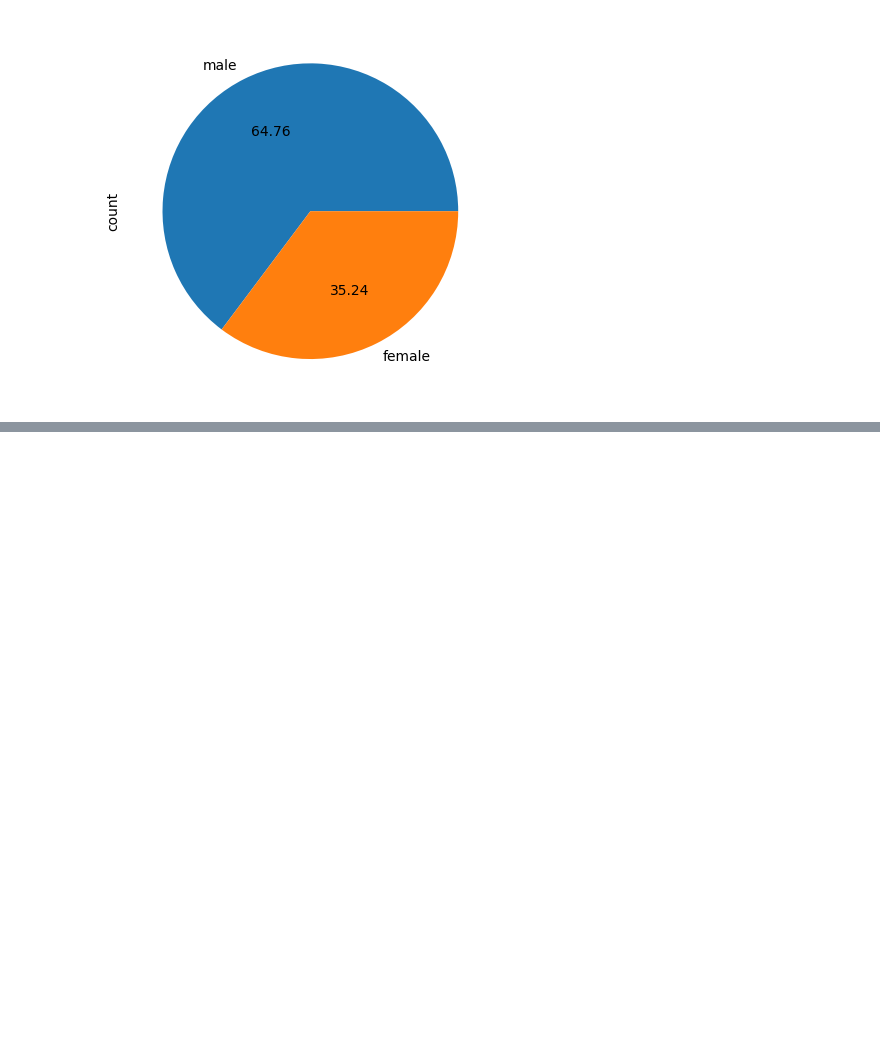
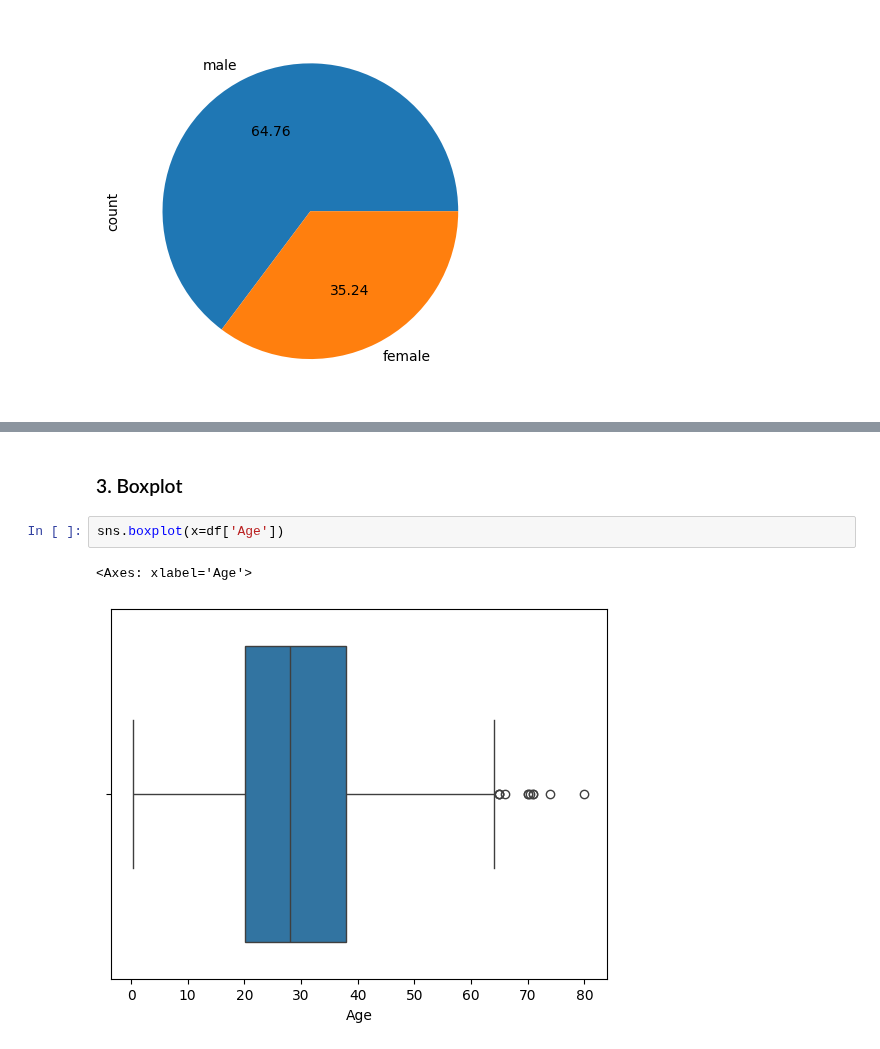
Before and after one commit to SakshiKhatiwada/Python, a Jupyter notebook: Machine-Learning/d3-titanic-eda.ipynb, the cells around one changed output, grey strips where cells are left out. Cells and saved outputs as stored; diff of their text form; blank space fills up the shorter version.

```diff
--- a/Machine-Learning/d3-titanic-eda.ipynb
+++ b/Machine-Learning/d3-titanic-eda.ipynb
@@ -170,0 +193,7 @@ df['Sex'].value_counts().plot(kind='pie', autopct='%.2f')
+# %% [markdown]
+### 3. Boxplot
+# %%
+sns.boxplot(x=df['Age'])
+# %% [output]
+<Axes: xlabel='Age'>
+[figure, added]
```
Also changed, not shown: parts of 9 cells of this notebook.
